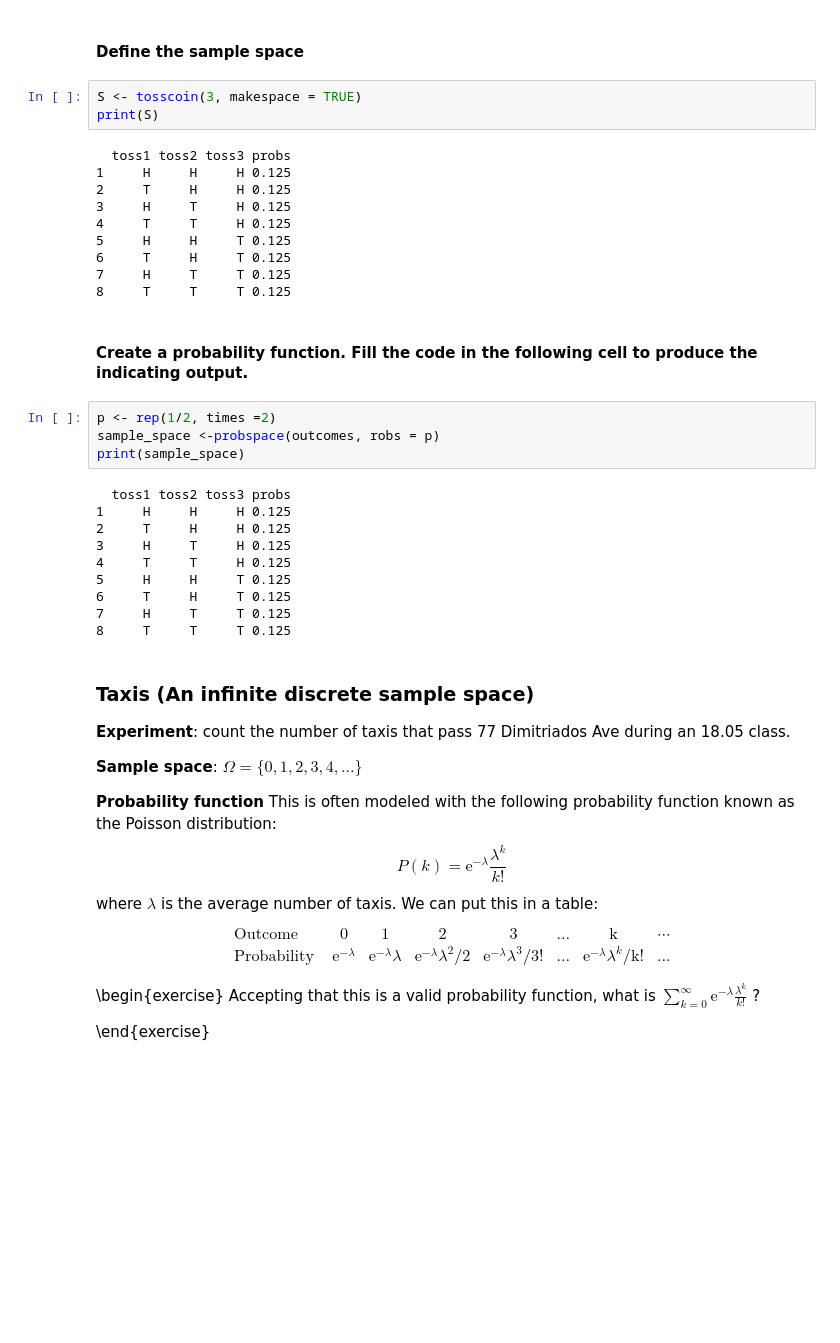
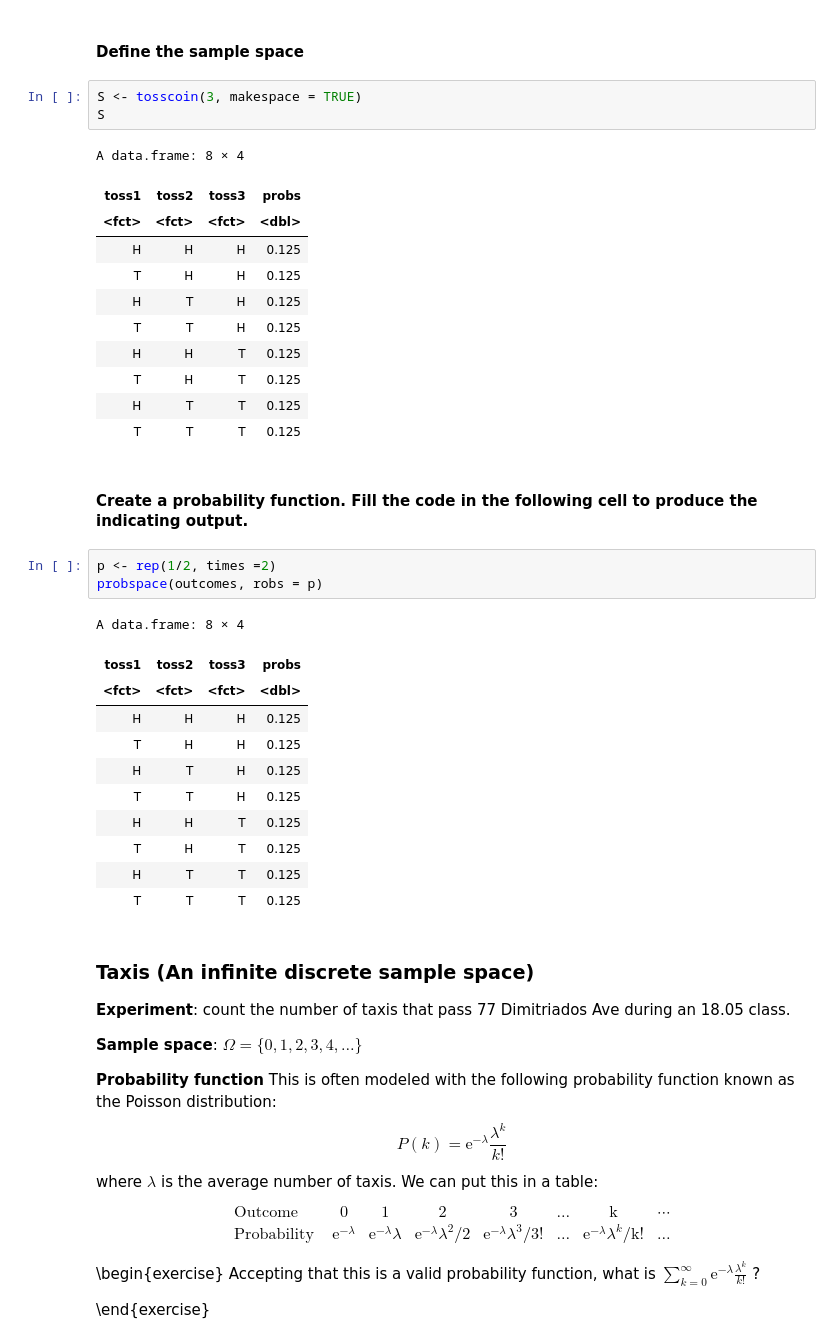
Before and after one commit to echatzief/ECE518---Statistics, a Jupyter notebook: Tasks/learning_quiz_2/Learning quiz 2 - Probability - Terminology and Questions- Part I.ipynb, the cells around one changed output. Cells and saved outputs as stored; diff of their text form; blank space fills up the shorter version.

```diff
--- a/Tasks/learning_quiz_2/Learning quiz 2 - Probability - Terminology and Questions- Part I.ipynb
+++ b/Tasks/learning_quiz_2/Learning quiz 2 - Probability - Terminology and Questions- Part I.ipynb
@@ -406,33 +421,36 @@ print(outcomes)
 #### Define the sample space
 # %%
 S <- tosscoin(3, makespace = TRUE)
-print(S)
+S
 # %% [output]
-  toss1 toss2 toss3 probs
-1     H     H     H 0.125
-2     T     H     H 0.125
-3     H     T     H 0.125
-4     T     T     H 0.125
-5     H     H     T 0.125
-6     T     H     T 0.125
-7     H     T     T 0.125
-8     T     T     T 0.125
+A data.frame: 8 × 4
+| toss1 | toss2 | toss3 | probs |
+| <fct> | <fct> | <fct> | <dbl> |
+| H | H | H | 0.125 |
+| T | H | H | 0.125 |
+| H | T | H | 0.125 |
+| T | T | H | 0.125 |
+| H | H | T | 0.125 |
+| T | H | T | 0.125 |
+| H | T | T | 0.125 |
+| T | T | T | 0.125 |
 # %% [markdown]
 #### Create a probability function. Fill the code in the following cell to produce the indicating output.
 # %%
 p <- rep(1/2, times =2)
-sample_space <-probspace(outcomes, robs = p)
-print(sample_space)
+probspace(outcomes, robs = p)
 # %% [output]
-  toss1 toss2 toss3 probs
-1     H     H     H 0.125
-2     T     H     H 0.125
-3     H     T     H 0.125
-4     T     T     H 0.125
-5     H     H     T 0.125
-6     T     H     T 0.125
-7     H     T     T 0.125
-8     T     T     T 0.125
+A data.frame: 8 × 4
+| toss1 | toss2 | toss3 | probs |
+| <fct> | <fct> | <fct> | <dbl> |
+| H | H | H | 0.125 |
+| T | H | H | 0.125 |
+| H | T | H | 0.125 |
+| T | T | H | 0.125 |
+| H | H | T | 0.125 |
+| T | H | T | 0.125 |
+| H | T | T | 0.125 |
+| T | T | T | 0.125 |
 # %% [markdown]
 ### Taxis (An infinite discrete sample space)
 
```
Also changed, not shown: parts of 39 cells of this notebook, 3 other files.
